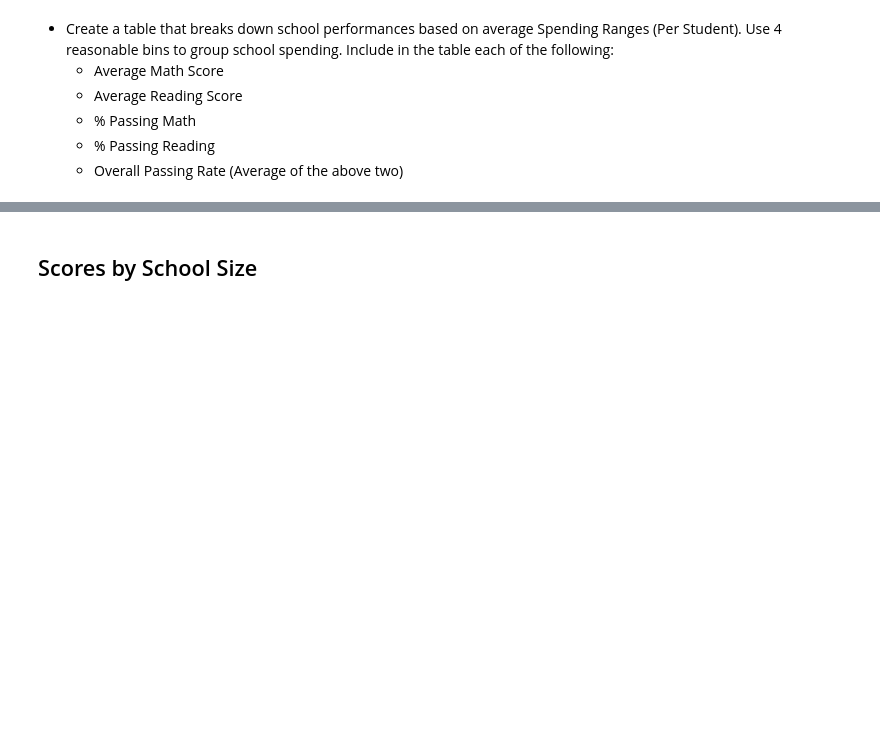
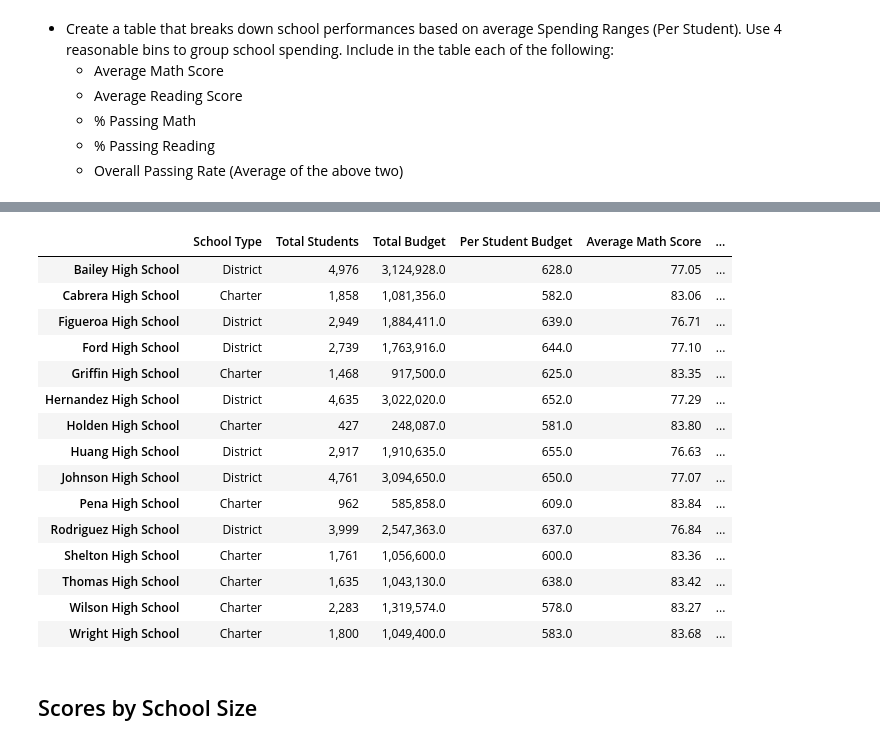
Before and after one commit to allychau/pandas-challenge, a Jupyter notebook: PyCitySchools/PyCitySchools_starter.ipynb, the cells around one changed output, grey strips where cells are left out. Saved outputs shown, nothing was run; the diff lists cells and outputs as text; code cells hidden in the pictures; blank space fills up the shorter version.

```diff
--- a/PyCitySchools/PyCitySchools_starter.ipynb
+++ b/PyCitySchools/PyCitySchools_starter.ipynb
@@ -224,3 +261,52 @@ results_df
+# %%
+#Caetgorize school spending based on the bins
+#print(per_student_budget)
+
+bins = [0,585,629,644,675]
+group_labels = ['<$585','$585-$629','$630-$644','$645-$675']
+school_summary['Spending Ranges (Per Student)'] = pd.cut(per_student_budget, bins, labels=group_labels)
+#school_summary.head()
+spending_math_score = school_summary.groupby(['Spending Ranges (Per Student)'])
+spending_math_score.head()
+#.mean()['Average Math Score']
+
+#spending_reading_score = school_summary.groupby(['Spending Ranges (Per Student)']).mean()['Average Reading Score']
+#spending_per_pass_math = school_summary.groupby(['Spending Ranges (Per Student)']).mean()['% Passing Math']
+#spending_per_reading_math = school_summary.groupby(['Spending Ranges (Per Student)']).mean()['% Passing Reading']
+#spending_per_pass_overall = school_summary.groupby(['Spending Ranges (Per Student)']).mean()['% Passing Overall']
+
+
+
+#school_spending_group = school_summary.groupby('Spending Ranges (Per Student)')
+#school_spending_summary = school_spending_group[['Average Math Score', 'Average Reading Score', '% Passing Math',
+ #      '% Passing Reading', '% Passing Overall','Spending Ranges (Per Student)']]
+#school_spending_summary.head()
+#school_summary.head()
+
+#school_spending_summary = pd.DataFrame({'Average Math Score':spending_math_score,
+ #                                       'Average Reading Score':spending_reading_score,
+ #                                       '% Passing Math':spending_per_pass_math,
+ #                                       '% Passing Reading':'% Passing Reading',
+ #                                       '% Passing Overall':spending_per_pass_overall})
+
+#school_spending_summary
+# %% [output]
+|  | School Type | Total Students | Total Budget | Per Student Budget | Average Math Score | ... |
+| Bailey High School | District | 4,976 | 3,124,928.0 | 628.0 | 77.05 | ... |
+| Cabrera High School | Charter | 1,858 | 1,081,356.0 | 582.0 | 83.06 | ... |
+| Figueroa High School | District | 2,949 | 1,884,411.0 | 639.0 | 76.71 | ... |
+| Ford High School | District | 2,739 | 1,763,916.0 | 644.0 | 77.10 | ... |
+| Griffin High School | Charter | 1,468 | 917,500.0 | 625.0 | 83.35 | ... |
+| Hernandez High School | District | 4,635 | 3,022,020.0 | 652.0 | 77.29 | ... |
+| Holden High School | Charter | 427 | 248,087.0 | 581.0 | 83.80 | ... |
+| Huang High School | District | 2,917 | 1,910,635.0 | 655.0 | 76.63 | ... |
+| Johnson High School | District | 4,761 | 3,094,650.0 | 650.0 | 77.07 | ... |
+| Pena High School | Charter | 962 | 585,858.0 | 609.0 | 83.84 | ... |
+| Rodriguez High School | District | 3,999 | 2,547,363.0 | 637.0 | 76.84 | ... |
+| Shelton High School | Charter | 1,761 | 1,056,600.0 | 600.0 | 83.36 | ... |
+| Thomas High School | Charter | 1,635 | 1,043,130.0 | 638.0 | 83.42 | ... |
+| Wilson High School | Charter | 2,283 | 1,319,574.0 | 578.0 | 83.27 | ... |
+| Wright High School | Charter | 1,800 | 1,049,400.0 | 583.0 | 83.68 | ... |
 # %% [markdown]
 ## Scores by School Size
 # %% [markdown]
```
Also changed, not shown: parts of 15 cells of this notebook.
